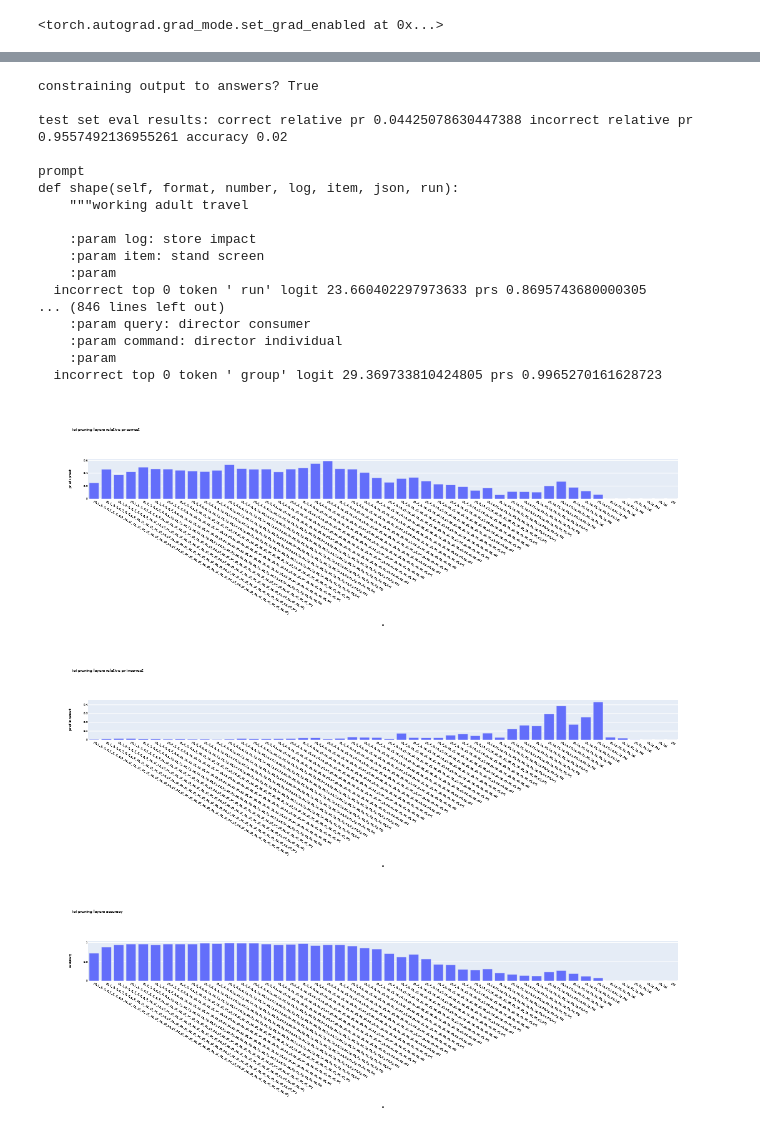
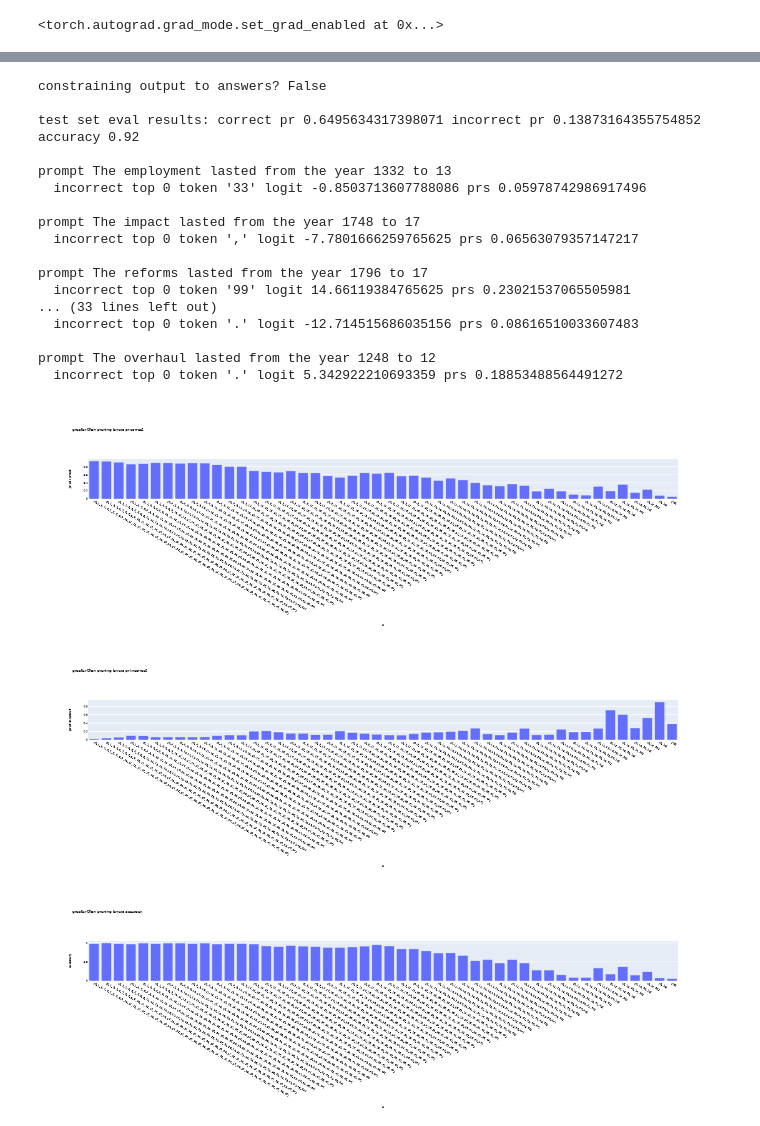
Before and after one commit to Phylliida/mamba_interp, a Jupyter notebook: Layer Removal.ipynb, the cells around one changed output, grey strips where cells are left out. Drawn from its saved outputs; the diff is of its cells as text; code cells hidden in the pictures.

Commit message:
Added copy task

```diff
--- a/Layer Removal.ipynb
+++ b/Layer Removal.ipynb
@@ -196,7 +197,7 @@ from docstring import docstring_prompt_generator_function
 from importlib import reload
 import test_data
 reload(test_data)
-from test_data import IOI_generator, BABA_TEMPLATES, greater_than_data_generator, ABC_TEMPLATES
+from test_data import IOI_generator, BABA_TEMPLATES, greater_than_data_generator, ABC_TEMPLATES, copy_generator
 
 out_acc = torch.zeros([model.cfg.n_layers], device=model.cfg.device)
 out_prs_correct = torch.zeros([model.cfg.n_layers], device=model.cfg.device)
@@ -208,7 +209,7 @@ seed = 27
 valid_seed = 37
 test_seed = 47
 
-data_type = 'docstring'
+data_type = 'copy'
 
 constrain_to_answers = True
 
@@ -225,11 +226,18 @@ elif data_type == 'greater than':
     data = greater_than_data_generator(tokenizer=model.tokenizer, num_examples=num_examples, seed=seed)
     valid_data = greater_than_data_generator(tokenizer=model.tokenizer, num_examples=num_examples, seed=valid_seed)
     test_data = greater_than_data_generator(tokenizer=model.tokenizer, num_examples=num_examples, seed=test_seed)
+elif data_type == 'copy':
+    constrain_to_answers = False
+    copy_seq_len = 10
+    data = copy_generator(tokenizer=model.tokenizer, num_examples=num_examples, copy_seq_len=copy_seq_len, seed=seed)
+    valid_data = copy_generator(tokenizer=model.tokenizer, num_examples=num_examples, copy_seq_len=copy_seq_len, seed=valid_seed)
+    test_data = copy_generator(tokenizer=model.tokenizer, num_examples=num_examples, copy_seq_len=copy_seq_len, seed=test_seed)
+
 print("data")
 batched_data, batched_correct, batched_incorrect = get_batched_data(data)
-print("valid")
+print("\n\nvalid\n")
 vbatched_data, vbatched_correct, vbatched_incorrect = get_batched_data(valid_data)
-print("test")
+print("\n\ntest")
 tbatched_data, tbatched_correct, tbatched_incorrect = get_batched_data(test_data)
 # %% [output]
 data
@@ -319,8 +337,10 @@ correct relative pr 0.7794156670570374 incorrect relative pr 0.22058434784412384
 # %%
 # pick something from the above output to test on an held out test set
 # [0, 9, 10, 11, 14, 16, 19, 22, 33, 39] is from ABC_TEMPLATES
+# [0, 12, 13, 14, 16, 17, 18, 19, 20, 21, 22, 23, 24, 25, 27, 28, 29, 30, 31, 32, 33, 34, 35, 40, 41, 44, 45] docstring
+# [0, 9, 11, 12, 16, 18, 19, 20, 22, 23, 24, 25, 26, 29, 31, 33, 34, 36, 40, 41, 42, 45, 46, 47]
 print(f"constraining output to answers? {constrain_to_answers}")
-test_layers = [0, 9, 10, 11, 14, 16, 19, 22, 33, 39]
+test_layers = [0, 9, 11, 12, 16, 18, 19, 20, 22, 23, 24, 25, 26, 29, 31, 33, 34, 36, 40, 41, 42, 45, 46, 47]
 correct, incorrect, acc = eval(model, tbatched_data, tbatched_correct, tbatched_incorrect,
                                   only_use_these_layers=test_layers, fast_ssm=True, fast_conv=True,
                                       constrain_to_answers=constrain_to_answers)
@@ -332,28 +352,28 @@ eval_debug(model=model,
            constrain_to_answers=constrain_to_answers,
            only_use_these_layers=test_layers, fast_ssm=True, fast_conv=True)
 # %% [output]
-constraining output to answers? True
+constraining output to answers? False
 
-test set eval results: correct relative pr 0.04425078630447388 incorrect relative pr 0.9557492136955261 accuracy 0.02
+test set eval results: correct pr 0.6495634317398071 incorrect pr 0.13873164355754852 accuracy 0.92
 
-prompt
-def shape(self, format, number, log, item, json, run):
-    """working adult travel
+prompt The employment lasted from the year 1332 to 13
+  incorrect top 0 token '33' logit -0.8503713607788086 prs 0.05978742986917496
 
-    :param log: store impact
-    :param item: stand screen
-    :param
-  incorrect top 0 token ' run' logit 23.660402297973633 prs 0.8695743680000305
-... (846 lines left out)
-    :param query: director consumer
-    :param command: director individual
-    :param
-  incorrect top 0 token ' group' logit 29.369733810424805 prs 0.9965270161628723
+prompt The impact lasted from the year 1748 to 17
+  incorrect top 0 token ',' logit -7.7801666259765625 prs 0.06563079357147217
+
+prompt The reforms lasted from the year 1796 to 17
+  incorrect top 0 token '99' logit 14.66119384765625 prs 0.23021537065505981
+... (33 lines left out)
+  incorrect top 0 token '.' logit -12.714515686035156 prs 0.08616510033607483
+
+prompt The overhaul lasted from the year 1248 to 12
+  incorrect top 0 token '.' logit 5.342922210693359 prs 0.18853488564491272
 # %%
-bar_chart(history_stats[:,0], x_labels=[str(x) for x in history], y_label=f'{relative_str}pr of correct', title=f"{data_type} pruning layers relative pr correct", font_size=4)
-bar_chart(history_stats[:,1], x_labels=[str(x) for x in history], y_label=f'{relative_str}pr of incorrect', title=f"{data_type} pruning layers relative pr incorrect", font_size=4)
+bar_chart(history_stats[:,0], x_labels=[str(x) for x in history], y_label=f'{relative_str}pr of correct', title=f"{data_type} pruning layers{relative_str}pr correct", font_size=4)
+bar_chart(history_stats[:,1], x_labels=[str(x) for x in history], y_label=f'{relative_str}pr of incorrect', title=f"{data_type} pruning layers{relative_str}pr incorrect", font_size=4)
 bar_chart(history_stats[:,2], x_labels=[str(x) for x in history], y_label='accuracy', title=f"{data_type} pruning layers accuracy", font_size=4)
 # %% [output]
-[figure, old version]
+[figure, new version]
-[figure, old version]
+[figure, new version]
-[figure, old version]
+[figure, new version]
```
Also changed, not shown: parts of 4 cells of this notebook, 1 other file.
